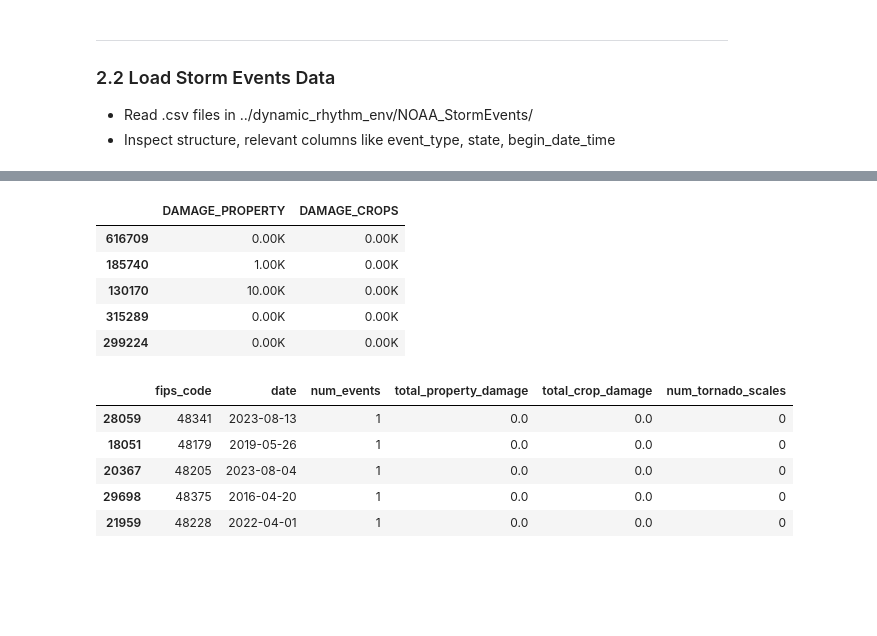
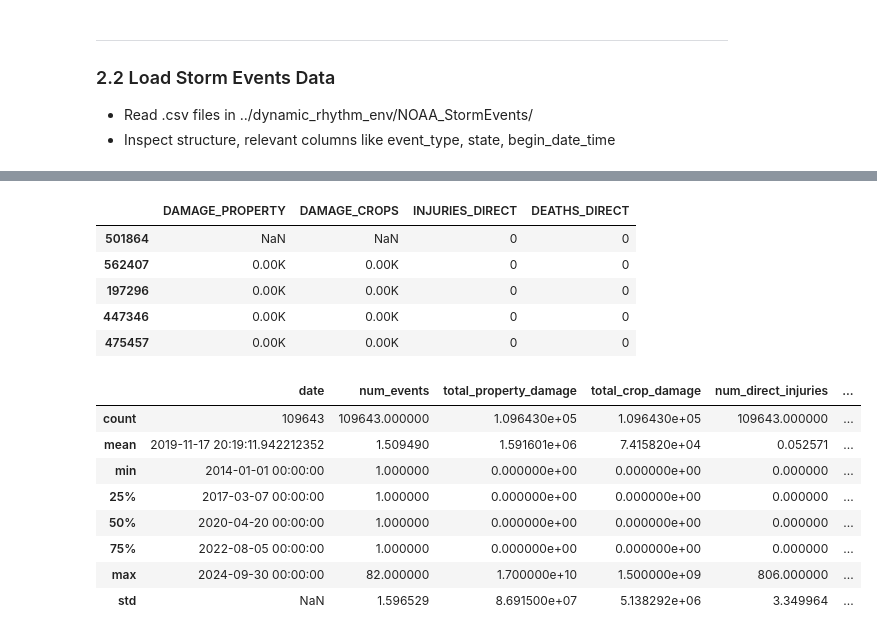
Before and after one commit to okpoEkpenyong/dynamic_rhythm_predictions, a Jupyter notebook: notebooks/01_preprocessing.ipynb, the cells around one changed output, grey strips where cells are left out. Cells and saved outputs as stored; diff of their text form; code cells hidden in the pictures; blank space fills up the shorter version.

```diff
--- a/notebooks/01_preprocessing.ipynb
+++ b/notebooks/01_preprocessing.ipynb
@@ -202,0 +581,12 @@ memory usage: 7.1+ GB
+# %%
+# outages_selected_df.info()
+
+# Normalize inconsistent state names
+normalize_state_names = {
+    'US Virgin Islands': 'United States Virgin Islands',
+    'U.S. Virgin Islands': 'United States Virgin Islands',
+    'Virgin Islands': 'United States Virgin Islands',
+    'District Of Columbia': 'District of Columbia',
+}
+
+outages_selected_df['state'] = outages_selected_df['state'].replace(normalize_state_names)
@@ -204,0 +681,3 @@ memory usage: 7.1+ GB
+# %%
+top_least_10_outages_states = top_outages_states_df.index.tolist() + least_outages_states_df.index.tolist()
+print(top_least_10_outages_states)
@@ -288,0 +959,21 @@ Index(['fips_code', 'county', 'state', 'customers_out', 'run_start_time'], dtype
+# %%
+storm_events['STATE'] = storm_events['STATE'].str.title()
+
+storm_events['STATE'] = storm_events['STATE'].replace({
+    'District Of Columbia':'District of Columbia'
+})
+
+# storm_events['STATE'].unique()
+# %%
+
+
+# Now filter storm data to match only outages-based states
+storm_from_outages_states_df = storm_events[storm_events['STATE'].isin(top_least_10_outages_states)]
+
+# print(top_least_10_outages_states)
+# storm_from_outages_states_df['STATE'].unique()
+
+intersectings_states = set(storm_from_outages_states_df['STATE'].unique()) & set(top_least_10_outages_states)
+print(intersectings_states)
+
+# storm_from_outages_states_df
@@ -511,22 +1567,26 @@ df_labels_grouped['date'] = pd.to_datetime(df_labels_grouped['date'])
 df_storms_grouped['date'] = pd.to_datetime(df_storms_grouped['date'])
 # %%
-storm_events_14_24_df[['DAMAGE_PROPERTY','DAMAGE_CROPS']].sample(5)
+storm_from_outages_states_df[['DAMAGE_PROPERTY','DAMAGE_CROPS','INJURIES_DIRECT','DEATHS_DIRECT']].sample(5)
 # %% [output]
-|  | DAMAGE_PROPERTY | DAMAGE_CROPS |
-| 616709 | 0.00K | 0.00K |
-| 185740 | 1.00K | 0.00K |
-| 130170 | 10.00K | 0.00K |
-| 315289 | 0.00K | 0.00K |
-| 299224 | 0.00K | 0.00K |
+|  | DAMAGE_PROPERTY | DAMAGE_CROPS | INJURIES_DIRECT | DEATHS_DIRECT |
+| 501864 | NaN | NaN | 0 | 0 |
+| 562407 | 0.00K | 0.00K | 0 | 0 |
+| 197296 | 0.00K | 0.00K | 0 | 0 |
+| 447346 | 0.00K | 0.00K | 0 | 0 |
+| 475457 | 0.00K | 0.00K | 0 | 0 |
 # %%
-df_storms_grouped.sample(5)
+# df_storms_grouped.sample(5)
+df_storms_grouped.describe()
 # %% [output]
-|  | fips_code | date | num_events | total_property_damage | total_crop_damage | num_tornado_scales |
-| 28059 | 48341 | 2023-08-13 | 1 | 0.0 | 0.0 | 0 |
-| 18051 | 48179 | 2019-05-26 | 1 | 0.0 | 0.0 | 0 |
-| 20367 | 48205 | 2023-08-04 | 1 | 0.0 | 0.0 | 0 |
-| 29698 | 48375 | 2016-04-20 | 1 | 0.0 | 0.0 | 0 |
-| 21959 | 48228 | 2022-04-01 | 1 | 0.0 | 0.0 | 0 |
+|  | date | num_events | total_property_damage | total_crop_damage | num_direct_injuries | ... |
+| count | 109643 | 109643.000000 | 1.096430e+05 | 1.096430e+05 | 109643.000000 | ... |
+| mean | 2019-11-17 20:19:11.942212352 | 1.509490 | 1.591601e+06 | 7.415820e+04 | 0.052571 | ... |
+| min | 2014-01-01 00:00:00 | 1.000000 | 0.000000e+00 | 0.000000e+00 | 0.000000 | ... |
+| 25% | 2017-03-07 00:00:00 | 1.000000 | 0.000000e+00 | 0.000000e+00 | 0.000000 | ... |
+| 50% | 2020-04-20 00:00:00 | 1.000000 | 0.000000e+00 | 0.000000e+00 | 0.000000 | ... |
+| 75% | 2022-08-05 00:00:00 | 1.000000 | 0.000000e+00 | 0.000000e+00 | 0.000000 | ... |
+| max | 2024-09-30 00:00:00 | 82.000000 | 1.700000e+10 | 1.500000e+09 | 806.000000 | ... |
+| std | NaN | 1.596529 | 8.691500e+07 | 5.138292e+06 | 3.349964 | ... |
 # %%
 # Check for non-numeric values (should be none)
 print("non-numerics:",df_storms_grouped['total_property_damage'].apply(lambda x: isinstance(x, str)).sum())
```
Also changed, not shown: parts of 94 cells of this notebook, 2 other files.
